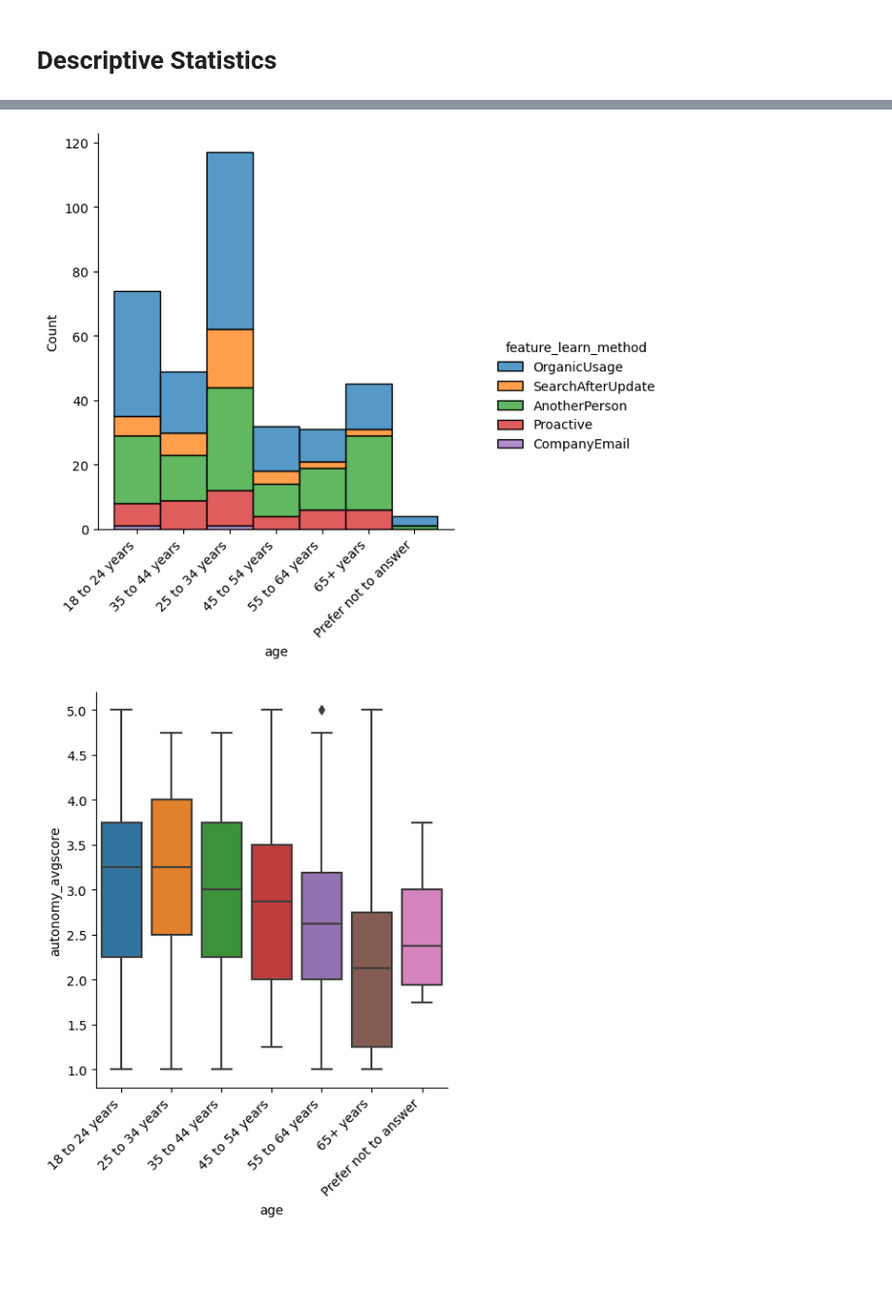
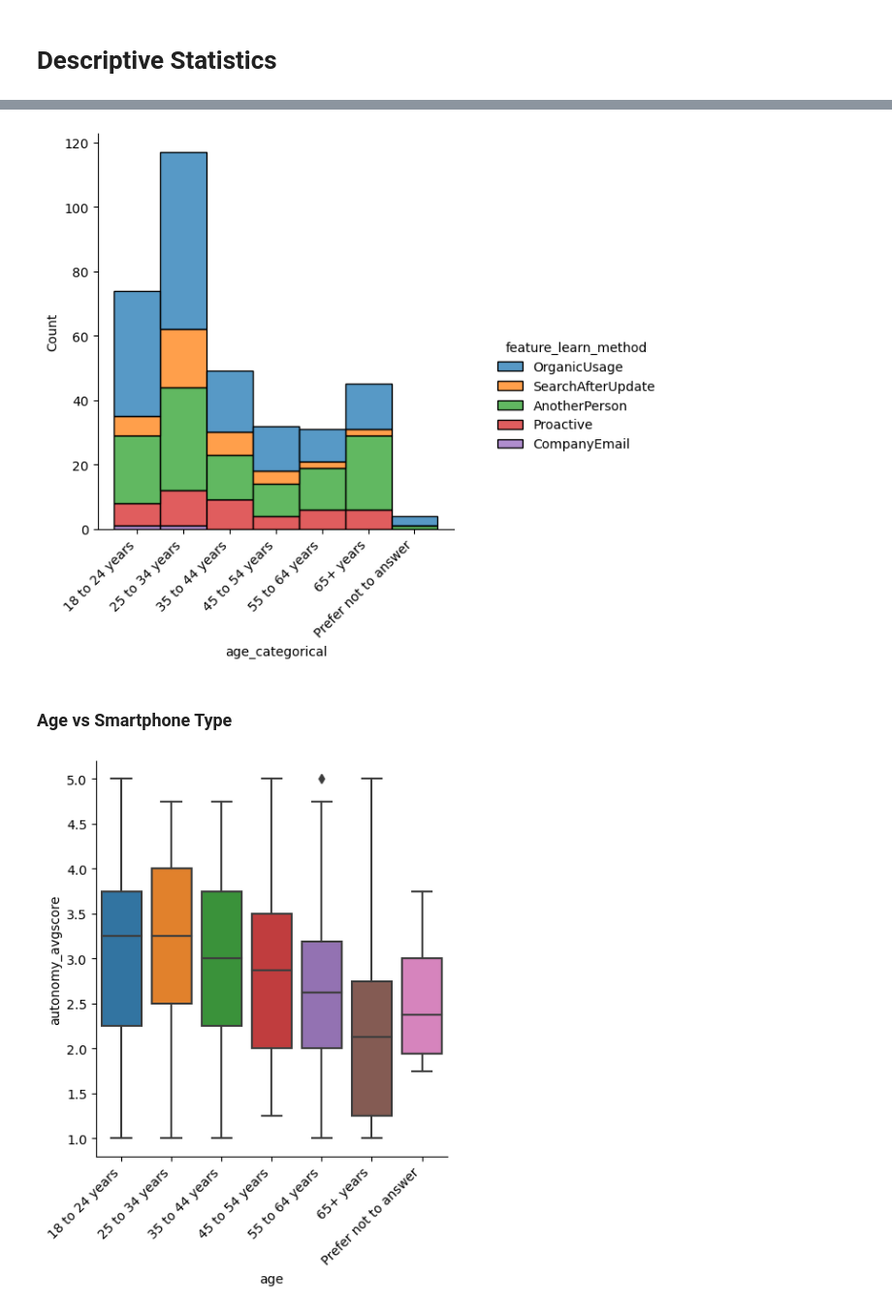
Before and after one commit to smc395/smartphone-wellbeing-study, a Jupyter notebook: analysis.ipynb, the cells around one changed output, grey strips where cells are left out. Shown at 97% size. Saved outputs shown, nothing was run; the diff lists cells and outputs as text; code cells hidden in the pictures; blank space fills up the shorter version.

```diff
--- a/analysis.ipynb
+++ b/analysis.ipynb
@@ -161,3 +153,5 @@ NameError: name 'sns' is not defined
 # %%
 age_order_list = ['18 to 24 years', '25 to 34 years', '35 to 44 years', '45 to 54 years'
 , '55 to 64 years', '65+ years', 'Prefer not to answer']
+
+df['age_categorical'] = pd.Categorical(df['age'], categories=age_order_list, ordered=True)
@@ -164,12 +341,14 @@ age_order_list = ['18 to 24 years', '25 to 34 years', '35 to 44 years', '45 to 5
 # %%
 # stacked 100% bar chart
 # chi-square test
 # maybe combining the the FLM to passive vs active
-chart = sns.displot(data=df, x='age', hue='feature_learn_method', multiple='stack')
+chart = sns.displot(data=df, x='age_categorical', hue='feature_learn_method', multiple='stack')
 chart.set_xticklabels(rotation=45, ha='right')
 plt.show()
 # %% [output]
-[figure, old version]
+[figure, new version]
+# %% [markdown]
+### Age vs Smartphone Type
 # %%
 automony_age_boxplot = sns.catplot(data=df, x='age', y='autonomy_avgscore', kind='box', order=age_order_list)
 automony_age_boxplot.set_xticklabels(rotation=45, ha='right')
```
Also changed, not shown: parts of 46 cells of this notebook.
